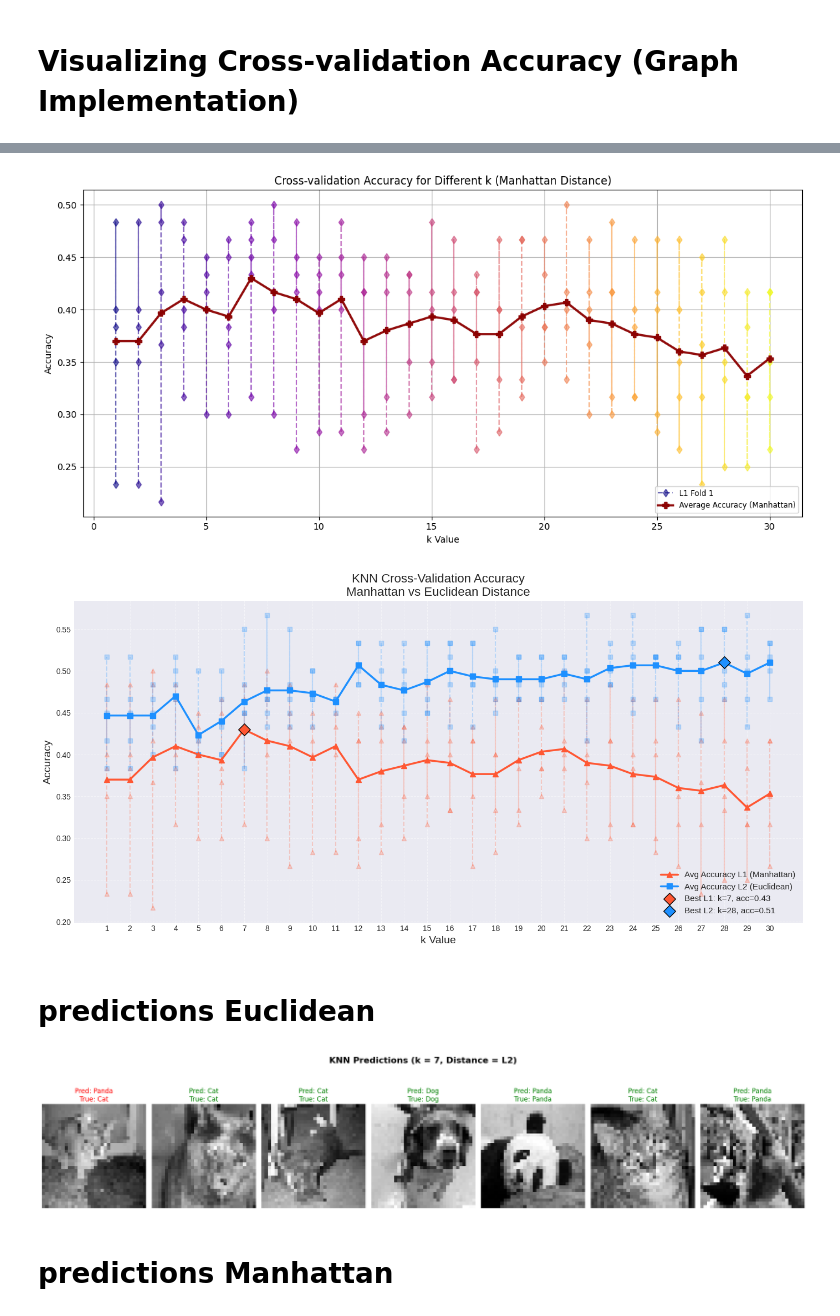
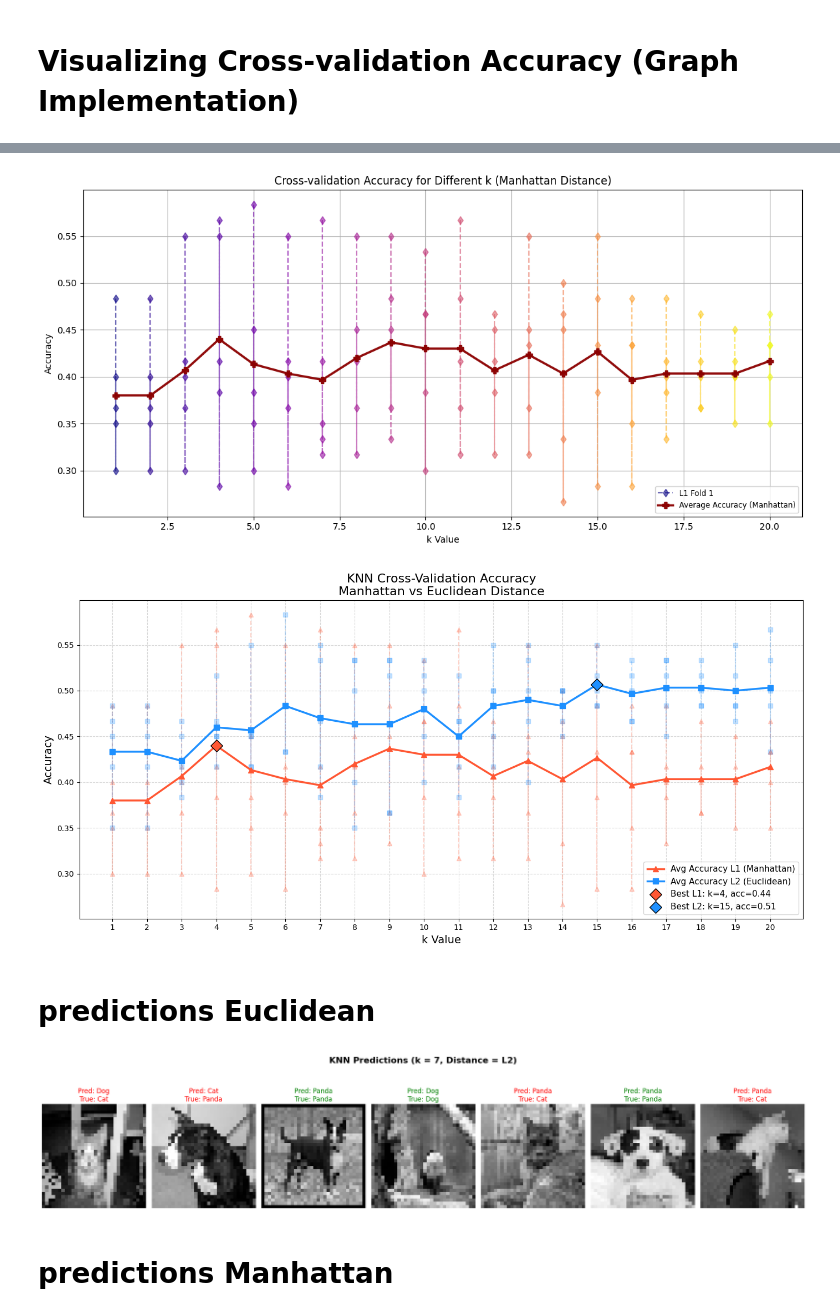
Before and after one commit to jahirulislamnahid/cvpr, a Jupyter notebook: Mid/k_nn.ipynb, the cells around one changed output, grey strips where cells are left out. Drawn from its saved outputs; the diff is of its cells as text; code cells hidden in the pictures.

```diff
--- a/Mid/k_nn.ipynb
+++ b/Mid/k_nn.ipynb
@@ -260,7 +260,7 @@ def cross_validate_knn_l1(folds, k_values):
 
     return fold_accuracies_all, avg_accuracies
 
-k_range = range(1, 31)
+k_range = range(1, 21)
 fold_accuracies_1, avg_accuracies_1 = cross_validate_knn_l1(folds, k_range)
 
 print("Fold Accuracies:", fold_accuracies_1)
@@ -290,16 +290,16 @@ import matplotlib.pyplot as plt
 import numpy as np
 
 plt.figure(figsize=(12, 6))
-colors = plt.cm.viridis(np.linspace(0, 1, 30))
+colors = plt.cm.viridis(np.linspace(0, 1, 20))
 
-for k in range(30):
+for k in range(20):
     fold_accuracy_l2 = fold_accuracies_2[k]
     plt.plot([k + 1] * len(fold_accuracy_l2), fold_accuracy_l2,
              linestyle='--', marker='s', markersize=6, alpha=0.7,
              color=colors[k],
              label=f'L2 Fold {k+1}' if k == 0 else "")
 
-plt.plot(range(1, 31), avg_accuracies_2,
+plt.plot(range(1, 21), avg_accuracies_2,
          color='orange', alpha=0.95,
          label='Average Accuracy (Euclidean)',
          linestyle='-', linewidth=2.5, marker='D', markersize=7)
@@ -318,16 +318,16 @@ import matplotlib.pyplot as plt
 import numpy as np
 
 plt.figure(figsize=(12, 6))
-colors = plt.cm.plasma(np.linspace(0, 1, 30))
+colors = plt.cm.plasma(np.linspace(0, 1, 20))
 
-for k in range(30):
+for k in range(20):
     fold_accuracy_l1 = fold_accuracies_1[k]
     plt.plot([k + 1] * len(fold_accuracy_l1), fold_accuracy_l1,
              linestyle='--', marker='d', markersize=6, alpha=0.6,
              color=colors[k],
              label=f'L1 Fold {k+1}' if k == 0 else "")
 
-plt.plot(range(1, 31), avg_accuracies_1,
+plt.plot(range(1, 21), avg_accuracies_1,
          color='darkred', alpha=0.95,
          label='Average Accuracy (Manhattan)',
          linestyle='-', linewidth=2.5, marker='P', markersize=7)
@@ -340,36 +340,40 @@ plt.legend(loc='lower right', fontsize='small')
 plt.tight_layout()
 plt.show()
 # %% [output]
-[figure, old version]
+[figure, new version]
 # %%
+
 import matplotlib.pyplot as plt
 import numpy as np
 
 plt.figure(figsize=(14, 7))
 
-l1_color = '#FF5733'
-l2_color = '#1E90FF'
+l1_color = '#FF5733'  # Manhattan
+l2_color = '#1E90FF'  # Euclidean
 fold_alpha = 0.25
 avg_alpha = 0.95
 
-for k in range(30):
+# Fix: Both loops range over 20 k-values
+for k in range(20):  # k from 1 to 20
     plt.plot([k + 1] * len(fold_accuracies_1[k]), fold_accuracies_1[k],
              linestyle='--', marker='^', alpha=fold_alpha,
              color=l1_color)
 
-for k in range(30):
+for k in range(20):  # k from 1 to 20
     plt.plot([k + 1] * len(fold_accuracies_2[k]), fold_accuracies_2[k],
              linestyle='--', marker='s', alpha=fold_alpha,
              color=l2_color)
 
-plt.plot(range(1, 31), avg_accuracies_1,
+# Plot average accuracies
+plt.plot(range(1, 21), avg_accuracies_1,
          color=l1_color, linestyle='-', linewidth=2.5,
          marker='^', markersize=7, label='Avg Accuracy L1 (Manhattan)')
 
-plt.plot(range(1, 31), avg_accuracies_2,
+plt.plot(range(1, 21), avg_accuracies_2,
          color=l2_color, linestyle='-', linewidth=2.5,
          marker='s', markersize=7, label='Avg Accuracy L2 (Euclidean)')
 
+# Best K values
 best_k_l1 = np.argmax(avg_accuracies_1) + 1
 best_acc_l1 = max(avg_accuracies_1)
 plt.scatter(best_k_l1, best_acc_l1, color=l1_color, s=120, marker='D', edgecolors='black', zorder=5,
@@ -380,50 +384,50 @@ best_acc_l2 = max(avg_accuracies_2)
 plt.scatter(best_k_l2, best_acc_l2, color=l2_color, s=120, marker='D', edgecolors='black', zorder=5,
             label=f'Best L2: k={best_k_l2}, acc={best_acc_l2:.2f}')
 
+# Labels and formatting
 plt.xlabel('k Value', fontsize=14)
 plt.ylabel('Accuracy', fontsize=14)
 plt.title('KNN Cross-Validation Accuracy\nManhattan vs Euclidean Distance', fontsize=16)
 
 plt.grid(True, linestyle='--', alpha=0.5)
-plt.xticks(range(1, 31))
+plt.xticks(range(1, 21))  # Now showing 1 to 20
 plt.legend(fontsize=11, loc='lower right')
 plt.tight_layout()
-
 plt.show()
 # %% [output]
-[figure, old version]
+[figure, new version]
 # %% [markdown]
 # predictions Euclidean
 # %%
 import matplotlib.pyplot as plt
 import numpy as np
 
 test_samples = train_data[:7]
 k_best = 7
 distance_function = l2_distance
-label_names = ['Dog', 'Panda', 'Cat']
+label_names = ['Panda', 'Dog','Cat']
 
 fig, axes = plt.subplots(1, len(test_samples), figsize=(20, 5))
 
 for idx, (test_img, true_label) in enumerate(test_samples):
     distances = []
     for train_img in train_data:
         if not np.array_equal(test_img, train_img[0]):
             dist = distance_function(test_img, train_img[0])
             distances.append((dist, train_img[1]))
     distances.sort()
     predicted_label = knn_prediction(distances, k_best)
 
     axes[idx].imshow(test_img, cmap='gray')
     color = 'green' if predicted_label == true_label else 'red'
     axes[idx].set_title(f"Pred: {label_names[predicted_label]}\nTrue: {label_names[true_label]}", color=color)
     axes[idx].axis('off')
 
 plt.suptitle(f"KNN Predictions (k = {k_best}, Distance = {'L2' if distance_function == l2_distance else 'L1'})", fontsize=16, weight='bold')
 plt.tight_layout()
 plt.show()
 # %% [output]
-[figure, old version]
+[figure, new version]
 # %% [markdown]
 #  predictions Manhattan
 # %%
```
Also changed, not shown: parts of 9 cells of this notebook.
